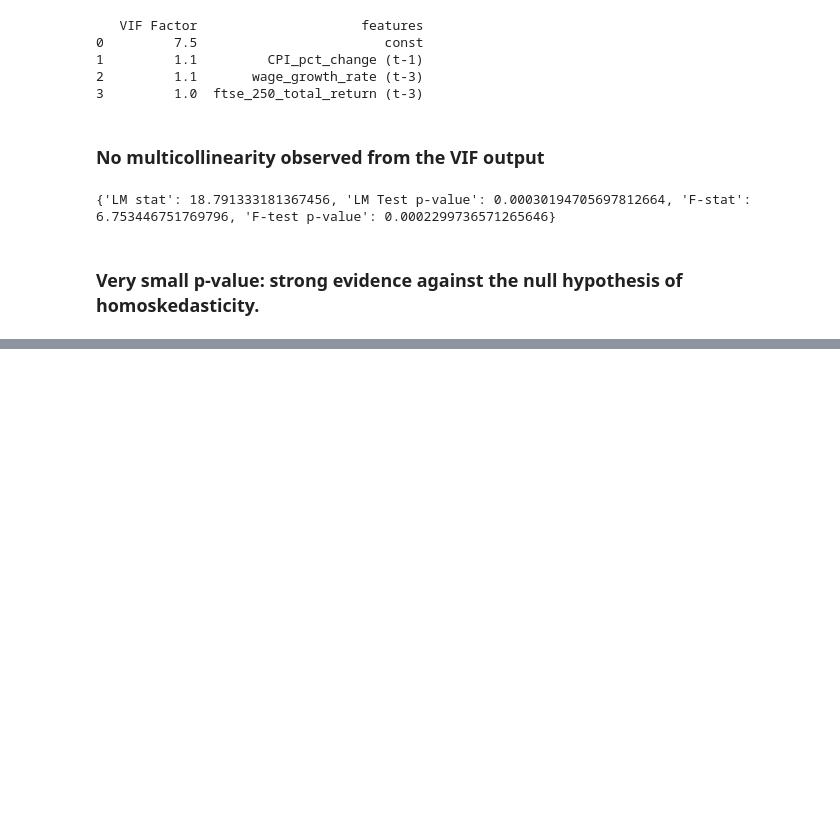
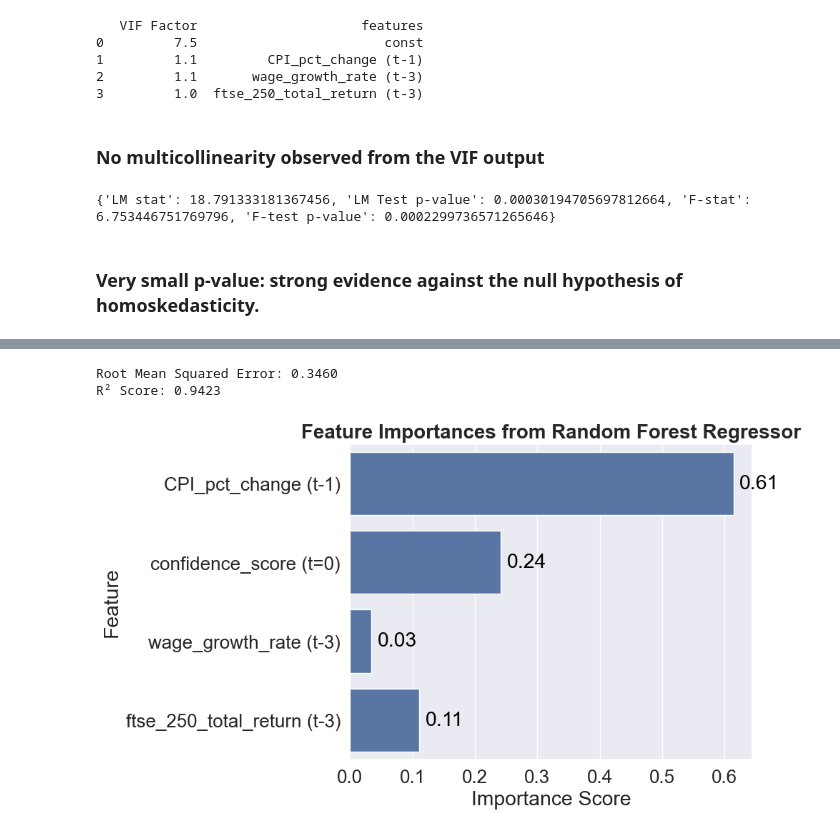
Before and after one commit to gamzebb/group-project, a Jupyter notebook: Inflation (CPI) analysis - sentiment, correlation, predictions.ipynb, the cells around one changed output, grey strips where cells are left out. Saved outputs shown, nothing was run; the diff lists cells and outputs as text; code cells hidden in the pictures; blank space fills up the shorter version.

```diff
--- a/Inflation (CPI) analysis - sentiment, correlation, predictions.ipynb
+++ b/Inflation (CPI) analysis - sentiment, correlation, predictions.ipynb
@@ -1058,0 +1177,72 @@ print(dict(zip(terms, model2)))
+# %%
+from sklearn.ensemble import RandomForestRegressor
+from sklearn.model_selection import train_test_split
+from sklearn.metrics import mean_squared_error, r2_score
+import matplotlib.pyplot as plt
+import seaborn as sns
+
+# 1. Prepare the data
+# -------------------
+# Use only non-null rows
+regression_df = regression_df.dropna(subset=[
+    'CPI_pct_change (t=0)', 'CPI_pct_change (t-1)',
+    'confidence_score (t=0)', 'wage_growth_rate (t-3)',
+    'ftse_250_total_return (t-3)'
+])
+
+# Define features and target
+X = regression_df[['CPI_pct_change (t-1)',
+                   'confidence_score (t=0)',
+                   'wage_growth_rate (t-3)',
+                   'ftse_250_total_return (t-3)']]
+y = regression_df['CPI_pct_change (t=0)']
+
+# 2. Train-test split
+# -------------------
+X_train, X_test, y_train, y_test = train_test_split(
+    X, y, test_size=0.3, random_state=42)
+
+# 3. Build and train the Random Forest model
+# ------------------------------------------
+rf_model = RandomForestRegressor(
+    n_estimators=200,
+    min_samples_split=2,
+    min_samples_leaf=2,
+    max_features='sqrt',
+    bootstrap=True,
+    n_jobs=-1,
+    random_state=42
+)
+
+rf_model.fit(X_train, y_train)
+
+# 4. Predictions and Evaluation
+# -----------------------------
+y_pred = rf_model.predict(X_test)
+
+rmse = np.sqrt(mean_squared_error(y_test, y_pred))
+r2 = r2_score(y_test, y_pred)
+
+print(f"Root Mean Squared Error: {rmse:.4f}")
+print(f"R² Score: {r2:.4f}")
+
+# 5. Feature Importance Plot
+# --------------------------
+feature_importances = pd.Series(rf_model.feature_importances_, index=X.columns)
+
+plt.figure(figsize=(10, 6))
+sns.barplot(x=feature_importances, y=feature_importances.index)
+plt.title("Feature Importances from Random Forest Regressor", fontsize=20, fontweight='bold')
+plt.xlabel("Importance Score")
+plt.ylabel("Feature")
+
+# Add labels to the bars
+for index, value in enumerate(importances):
+    plt.text(value + 0.01, index, f'{value:.2f}',  # Add a small value (0.01) to the x-position
+             ha='left', va='center', color='black')
+plt.tight_layout()
+plt.show()
+# %% [output]
+Root Mean Squared Error: 0.3460
+R² Score: 0.9423
+[figure, added]
```
Also changed, not shown: parts of 9 cells of this notebook.
